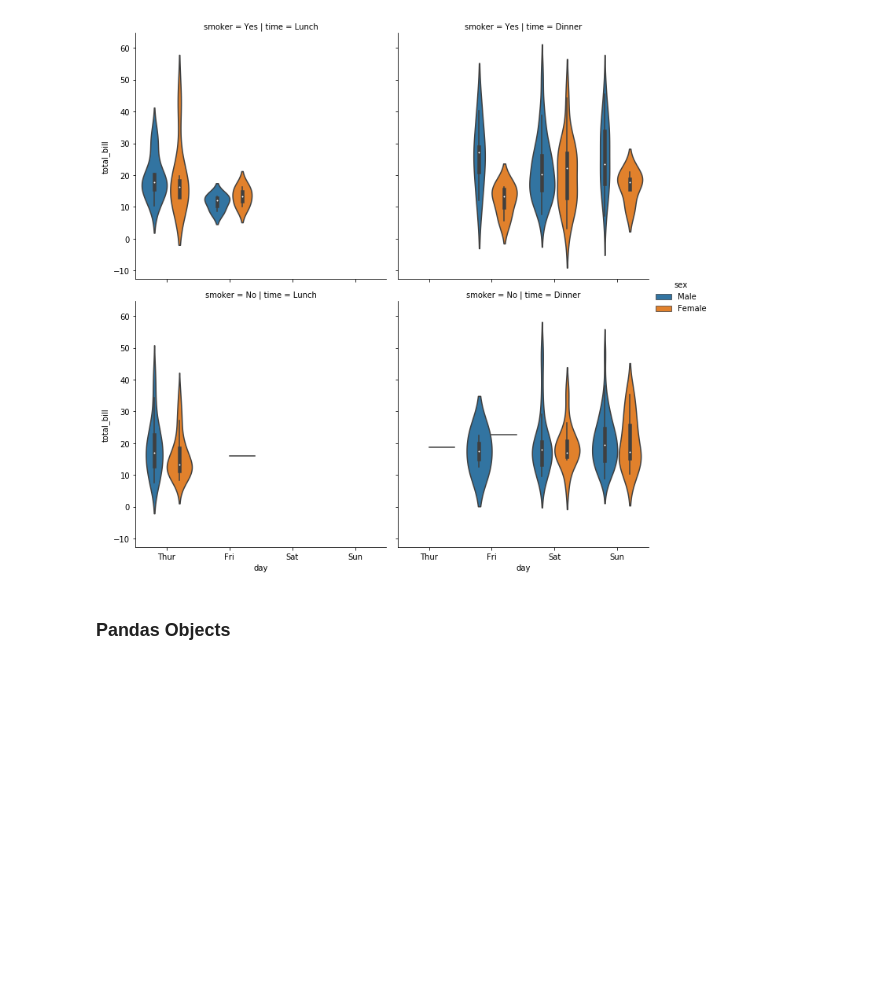
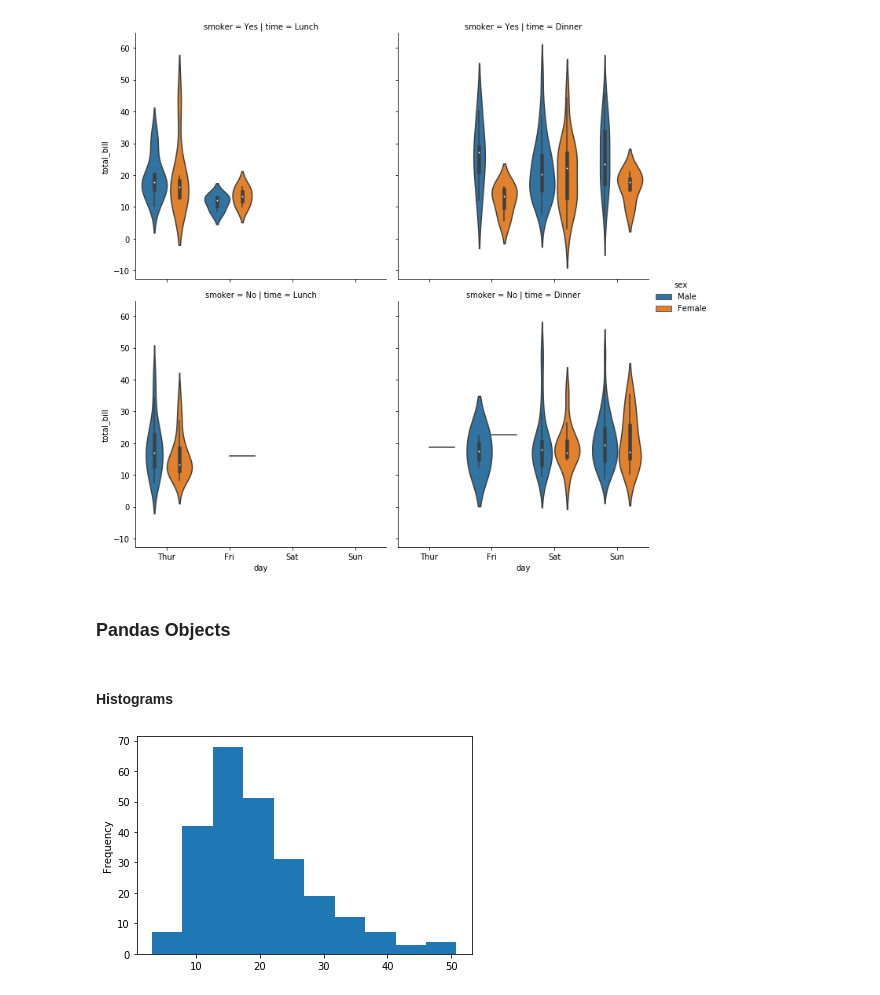
Before and after one commit to DeepikaSampangi/python_ds_pkgs, a Jupyter notebook: Pandas/Pandas - Plotting.ipynb, the cells around one changed output. Cells and saved outputs as stored; diff of their text form; code cells hidden in the pictures; blank space fills up the shorter version.

```diff
--- a/Pandas/Pandas - Plotting.ipynb
+++ b/Pandas/Pandas - Plotting.ipynb
@@ -448,3 +456,13 @@ facet = sns.factorplot(x='day', y='total_bill', hue='sex', data=tips, row='smoke
 [figure]
 # %% [markdown]
 ### Pandas Objects
+# %% [markdown]
+#### Histograms
+# %%
+fig, ax = plt.subplots()
+
+ax = tips['total_bill'].plot.hist()
+
+plt.show()
+# %% [output]
+[figure, added]
```
Also changed, not shown: parts of 19 cells of this notebook.
